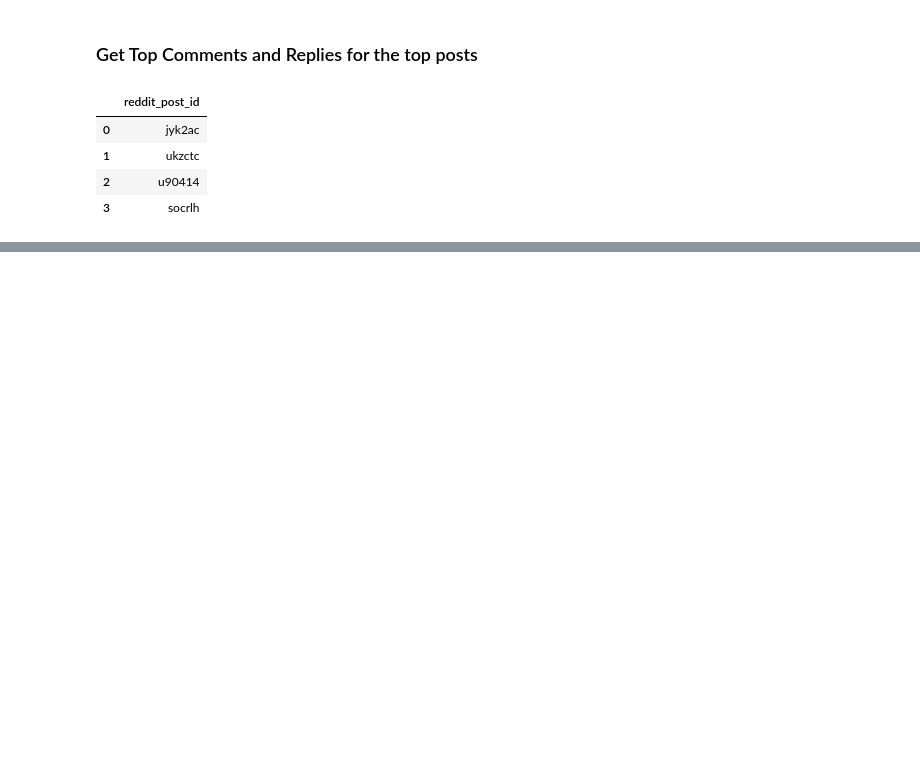
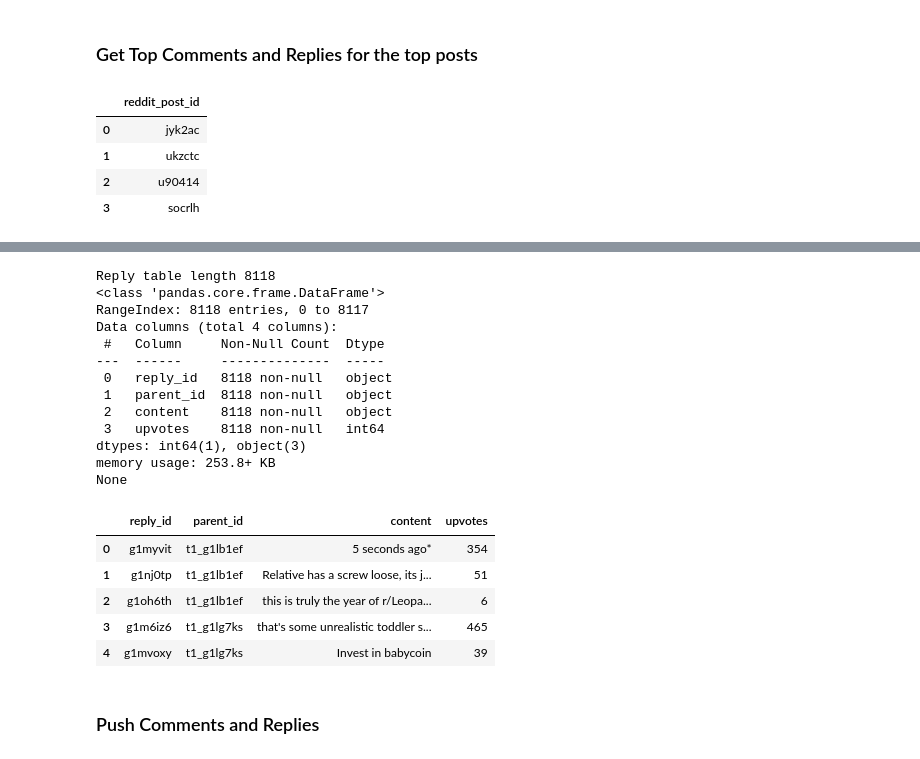
Before and after one commit to cstainsby/B-Onion, a Jupyter notebook: src/notebooks/Data_Load_AITA.ipynb, the cells around one changed output, grey strips where cells are left out. Drawn from its saved outputs; the diff is of its cells as text; code cells hidden in the pictures; blank space fills up the shorter version.

```diff
--- a/src/notebooks/Data_Load_AITA.ipynb
+++ b/src/notebooks/Data_Load_AITA.ipynb
@@ -253,0 +296,31 @@ for post_i, comment_and_replies_dict in enumerate(comment_and_reply_dict_list):
+# %%
+reply_table_df["reply_id"] = reply_table_df["reply_id"].astype(str)
+reply_table_df["parent_id"] = reply_table_df["parent_id"].astype(str)
+reply_table_df["content"] = reply_table_df["content"].astype(str)
+reply_table_df["upvotes"] = reply_table_df["upvotes"].astype(int)
+
+print("Reply table length", len(reply_table_df))
+print(reply_table_df.info())
+reply_table_df.head()
+# %% [output]
+Reply table length 8118
+<class 'pandas.core.frame.DataFrame'>
+RangeIndex: 8118 entries, 0 to 8117
+Data columns (total 4 columns):
+ #   Column     Non-Null Count  Dtype
+---  ------     --------------  -----
+ 0   reply_id   8118 non-null   object
+ 1   parent_id  8118 non-null   object
+ 2   content    8118 non-null   object
+ 3   upvotes    8118 non-null   int64
+dtypes: int64(1), object(3)
+memory usage: 253.8+ KB
+None
+|  | reply_id | parent_id | content | upvotes |
+| 0 | g1myvit | t1_g1lb1ef | 5 seconds ago* | 354 |
+| 1 | g1nj0tp | t1_g1lb1ef | Relative has a screw loose, its j... | 51 |
+| 2 | g1oh6th | t1_g1lb1ef | this is truly the year of r/Leopa... | 6 |
+| 3 | g1m6iz6 | t1_g1lg7ks | that's some unrealistic toddler s... | 465 |
+| 4 | g1mvoxy | t1_g1lg7ks | Invest in babycoin | 39 |
+# %% [markdown]
+### Push Comments and Replies
```
Also changed, not shown: parts of 11 cells of this notebook, 1 other file.
